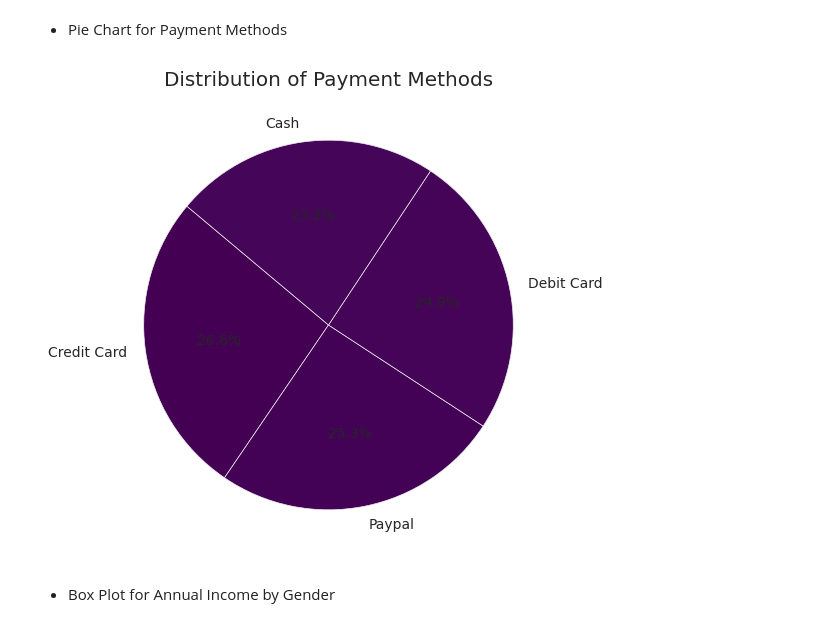
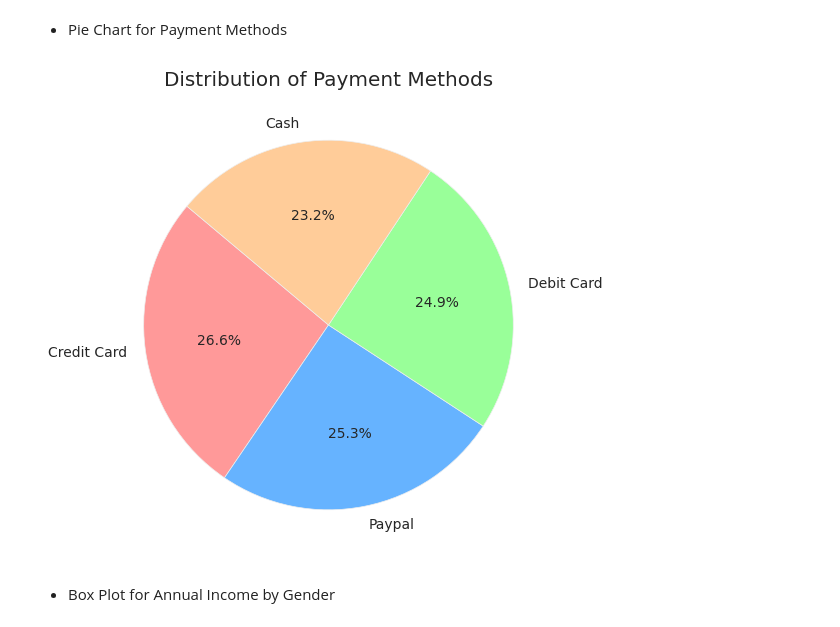
Before and after one commit to shubhangi0001/PRODIGY_DS, a Jupyter notebook: PRODIGY_DS_Task_01.ipynb, the cells around one changed output. Cells and saved outputs as stored; diff of their text form; code cells hidden in the pictures.

```diff
--- a/PRODIGY_DS_Task_01.ipynb
+++ b/PRODIGY_DS_Task_01.ipynb
@@ -179,18 +179,20 @@ plt.show()
 # %%
 import pandas as pd
 import matplotlib.pyplot as plt
 
 df = pd.read_csv("cleaned_shopping_analysis.csv")
 
 plt.style.use('ggplot')
 
 payment_counts = df['PaymentMethod'].value_counts()
 plt.figure(figsize=(10, 6))
-plt.pie(payment_counts, labels=payment_counts.index, autopct='%1.1f%%', startangle=140, colors=plt.cm.viridis.colors)
+# Specify custom colors
+custom_colors = ['#ff9999', '#66b3ff', '#99ff99', '#ffcc99']
+plt.pie(payment_counts, labels=payment_counts.index, autopct='%1.1f%%', startangle=140, colors=custom_colors)
 plt.title('Distribution of Payment Methods')
 plt.show()
 # %% [output]
-[figure, old version]
+[figure, new version]
 # %% [markdown]
 *   Box Plot for Annual Income by Gender
 # %%
```
